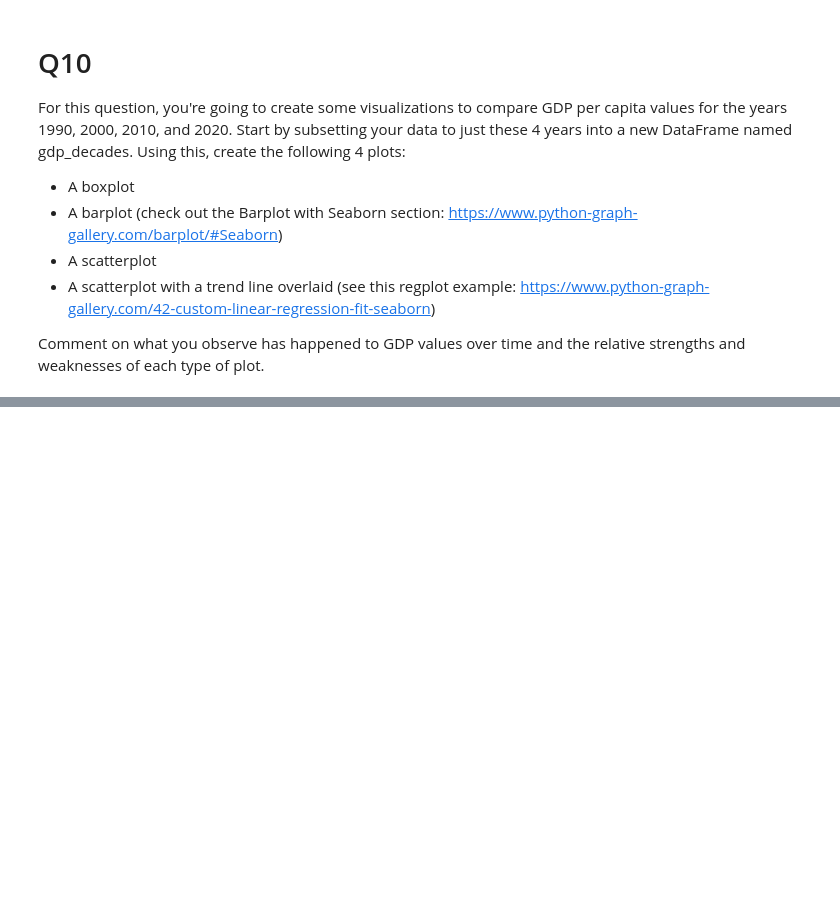
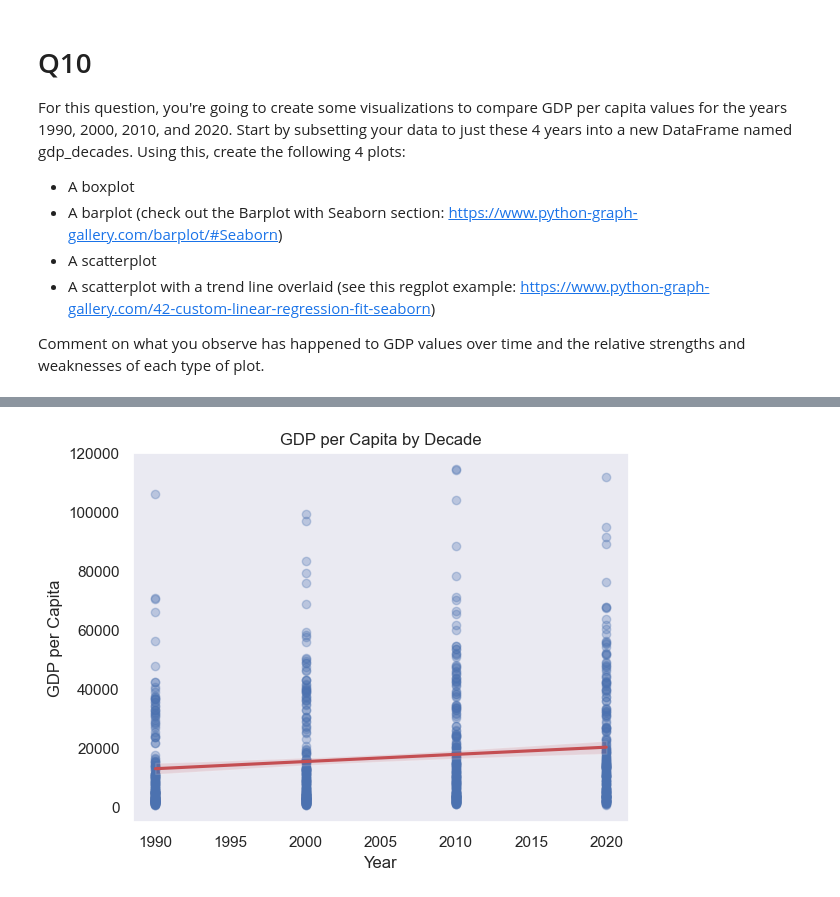
Before and after one commit to NSS-Data-Analytics-Cohort-11/undata-jessicabohannon, a Jupyter notebook: notebook/UN_Data.ipynb, the cells around one changed output, grey strips where cells are left out. Drawn from its saved outputs; the diff is of its cells as text; code cells hidden in the pictures; blank space fills up the shorter version.

```diff
--- a/notebook/UN_Data.ipynb
+++ b/notebook/UN_Data.ipynb
@@ -172,0 +207,6 @@ Comment on what you observe has happened to GDP values over time and the relativ
+# %%
+#Scatterplot with trendline
+sns.regplot(x=gdp_decades['Year'], y=gdp_decades['GDP_Per_Capita'], scatter_kws={"alpha": 0.3}, line_kws={"color": "r"}).set(title='GDP per Capita by Decade', xlabel='Year', ylabel='GDP per Capita')
+plt.show()
+# %% [output]
+[figure, added]
```
Also changed, not shown: parts of 10 cells of this notebook.
